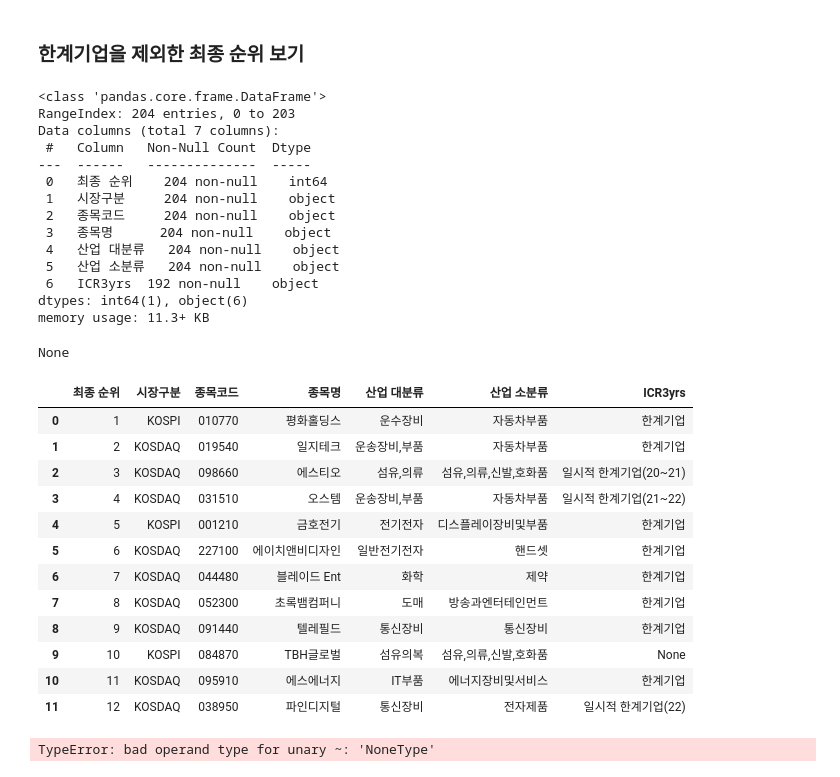
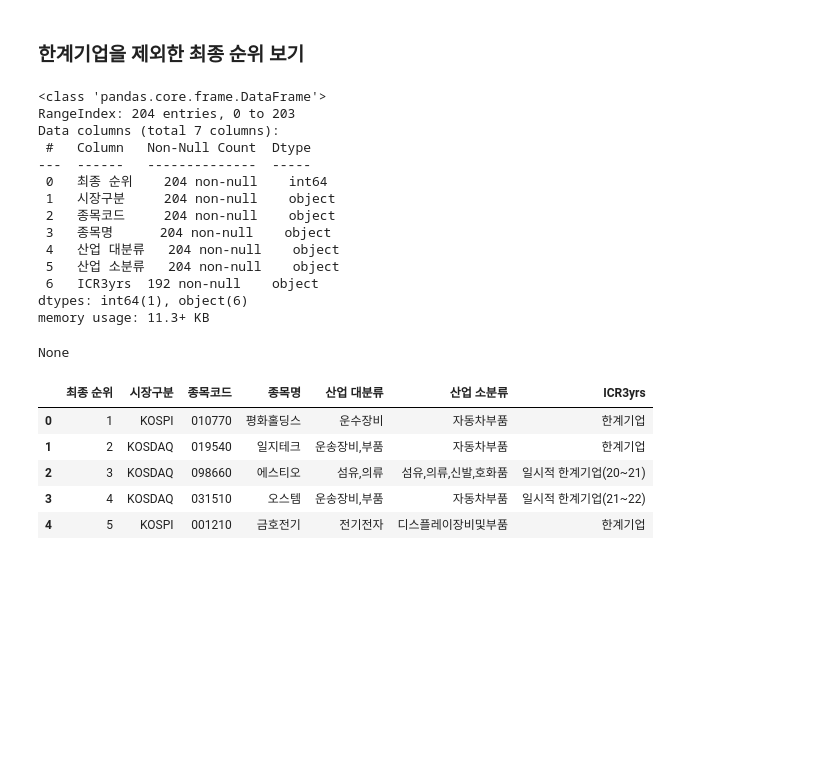
Before and after one commit to ljy9969/Quant_Portfolio, a Jupyter notebook: Analyst/GrowthValueStrategy.ipynb, the cells around one changed output. Drawn from its saved outputs; the diff is of its cells as text; code cells hidden in the pictures; blank space fills up the shorter version.

```diff
--- a/Analyst/GrowthValueStrategy.ipynb
+++ b/Analyst/GrowthValueStrategy.ipynb
@@ -970,44 +970,34 @@ DB_SECRET = _cfg['DB_SECRET']
 
 conn = pymysql.connect(host='localhost', user='root',
     password=DB_SECRET, db='quant_db', charset='utf8')
 
 SQL = "SELECT * FROM quant_db.tb_rank;"
 
 is_df_1 = pd.read_sql(SQL, conn)
-# is_df_1.dropna(subset=['ICR3yrs'], axis=0, how='any', inplace=True) # ICR3yrs가 없는 행 삭제
 
-display(is_df_1.info(), is_df_1.head(12))
-is_df_1[~is_df_1['ICR3yrs'].str.contains('한계')]
+display(is_df_1.info(), is_df_1.head())
 # %% [output]
 <class 'pandas.core.frame.DataFrame'>
 RangeIndex: 204 entries, 0 to 203
 Data columns (total 7 columns):
  #   Column   Non-Null Count  Dtype
 ---  ------   --------------  -----
  0   최종 순위    204 non-null    int64
  1   시장구분     204 non-null    object
  2   종목코드     204 non-null    object
  3   종목명      204 non-null    object
  4   산업 대분류   204 non-null    object
  5   산업 소분류   204 non-null    object
  6   ICR3yrs  192 non-null    object
 dtypes: int64(1), object(6)
 memory usage: 11.3+ KB
 None
 |  | 최종 순위 | 시장구분 | 종목코드 | 종목명 | 산업 대분류 | 산업 소분류 | ICR3yrs |
 | 0 | 1 | KOSPI | 010770 | 평화홀딩스 | 운수장비 | 자동차부품 | 한계기업 |
 | 1 | 2 | KOSDAQ | 019540 | 일지테크 | 운송장비,부품 | 자동차부품 | 한계기업 |
 | 2 | 3 | KOSDAQ | 098660 | 에스티오 | 섬유,의류 | 섬유,의류,신발,호화품 | 일시적 한계기업(20~21) |
 | 3 | 4 | KOSDAQ | 031510 | 오스템 | 운송장비,부품 | 자동차부품 | 일시적 한계기업(21~22) |
 | 4 | 5 | KOSPI | 001210 | 금호전기 | 전기전자 | 디스플레이장비및부품 | 한계기업 |
-| 5 | 6 | KOSDAQ | 227100 | 에이치앤비디자인 | 일반전기전자 | 핸드셋 | 한계기업 |
-| 6 | 7 | KOSDAQ | 044480 | 블레이드 Ent | 화학 | 제약 | 한계기업 |
-| 7 | 8 | KOSDAQ | 052300 | 초록뱀컴퍼니 | 도매 | 방송과엔터테인먼트 | 한계기업 |
-| 8 | 9 | KOSDAQ | 091440 | 텔레필드 | 통신장비 | 통신장비 | 한계기업 |
-| 9 | 10 | KOSPI | 084870 | TBH글로벌 | 섬유의복 | 섬유,의류,신발,호화품 | None |
-| 10 | 11 | KOSDAQ | 095910 | 에스에너지 | IT부품 | 에너지장비및서비스 | 한계기업 |
-| 11 | 12 | KOSDAQ | 038950 | 파인디지털 | 통신장비 | 전자제품 | 일시적 한계기업(22) |
-TypeError: bad operand type for unary ~: 'NoneType'
 # %%
 is_df_1.dropna(subset=['ICR3yrs'], axis=0, how='any', inplace=True) # ICR3yrs가 없는 행 삭제
 rank_df = is_df_1[~is_df_1['ICR3yrs'].str.contains('한계')] # 204 -> 192 -> 47
```
Also changed, not shown: parts of 1 cell of this notebook.
